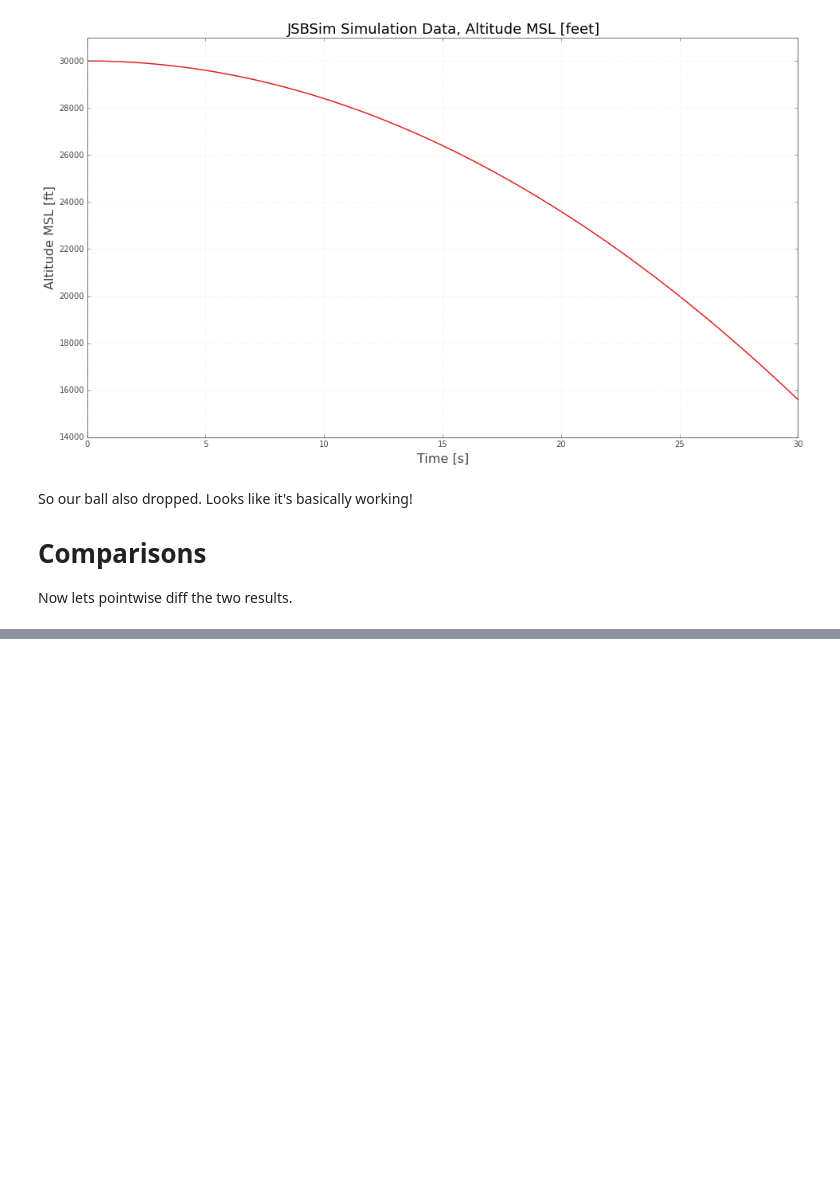
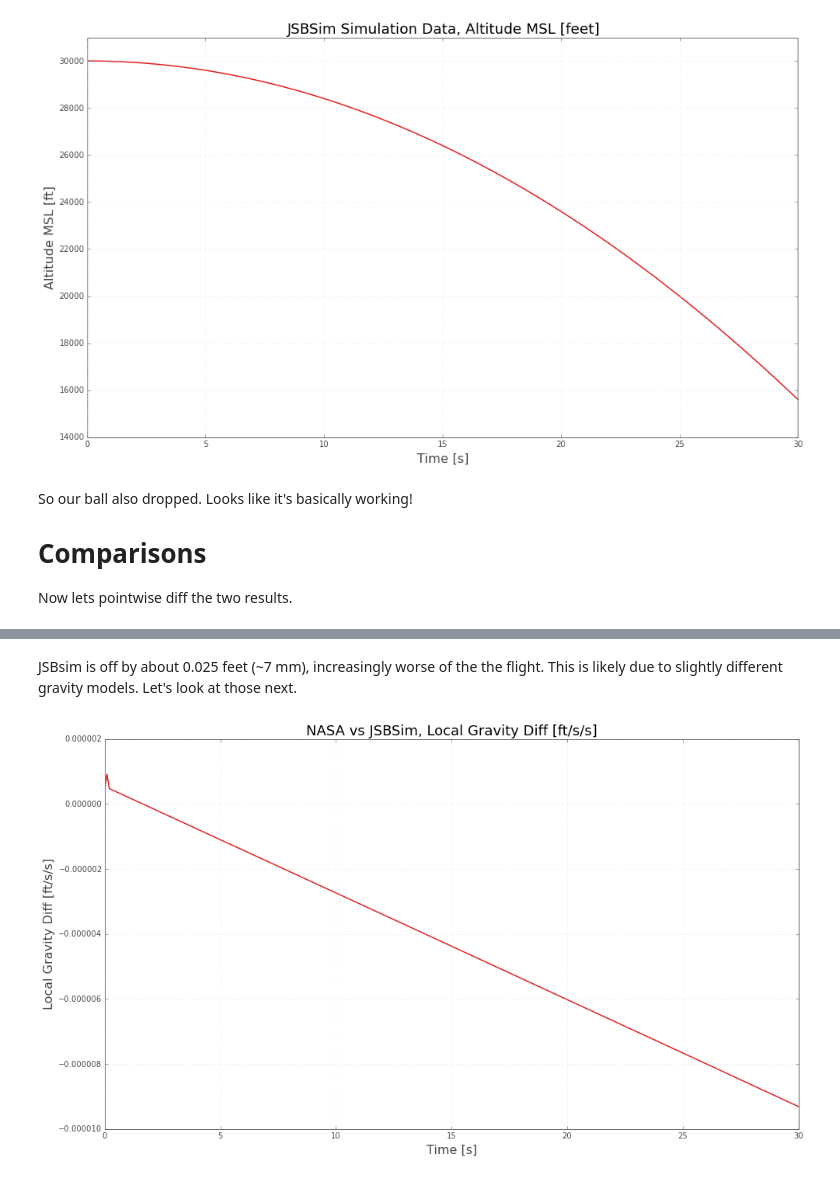
Before and after one commit to open-aerospace/jsbsim-nasa-test-cases, a Jupyter notebook: case-01-dragless_sphere/results.ipynb, the cells around one changed output, grey strips where cells are left out. Cells and saved outputs as stored; diff of their text form; code cells hidden in the pictures; blank space fills up the shorter version.

Commit message:
compare local gravity results

```diff
--- a/case-01-dragless_sphere/results.ipynb
+++ b/case-01-dragless_sphere/results.ipynb
@@ -40,6 +40,8 @@ And now we look at our output:
 columns = loadtxt("test/JSBSim-output.csv", delimiter=',', unpack=True, comments="T")
 j_times              = columns[ 0][:-1]
 j_altitudeMsl        = columns[ 1][:-1]
+j_longitude          = columns[22][:-1]
+j_localGravity       = columns[32][:-1]
 
 ax = plt.figure(figsize=(16,9))
 plt.title(r"JSBSim Simulation Data, Altitude MSL [feet]")
@@ -70,0 +73,12 @@ plt.show()
+# %% [markdown]
+JSBsim is off by about 0.025 feet (~7 mm), increasingly worse of the the flight. This is likely due to slightly different gravity models. Let's look at those next.
+# %%
+ax = plt.figure(figsize=(16,9))
+plt.title(r"NASA vs JSBSim, Local Gravity Diff [ft/s/s]")
+plt.ylabel(r"Local Gravity Diff [ft/s/s]")
+plt.xlabel(r"Time [s]")
+plt.plot(n_times, n_localGravity - j_localGravity)
+ax.axes[0].set_xlim([0,30])
+plt.show()
+# %% [output]
+[figure, added]
```
Also changed, not shown: parts of 1 cell of this notebook.
